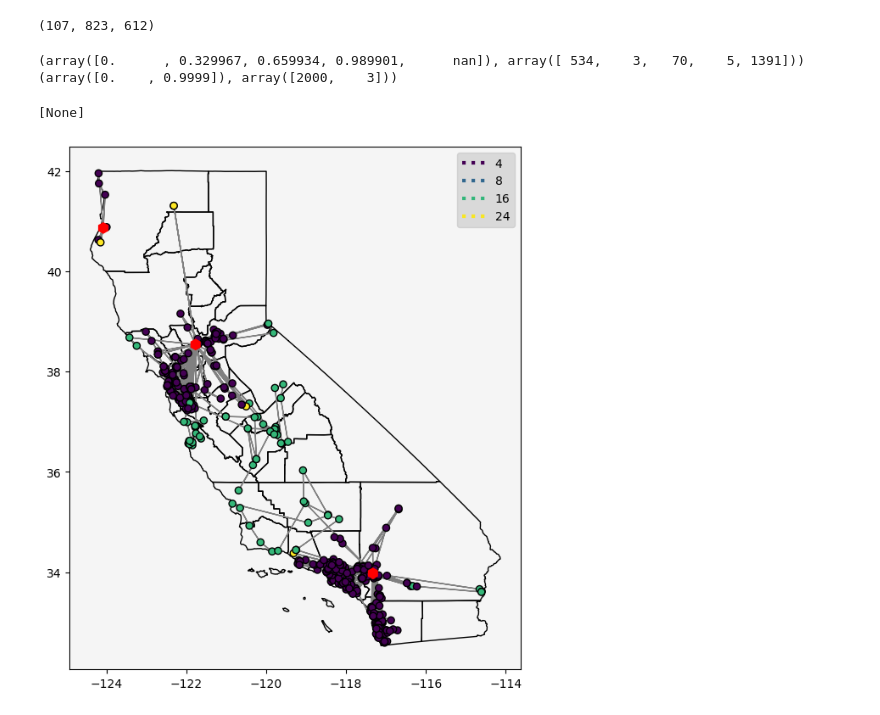
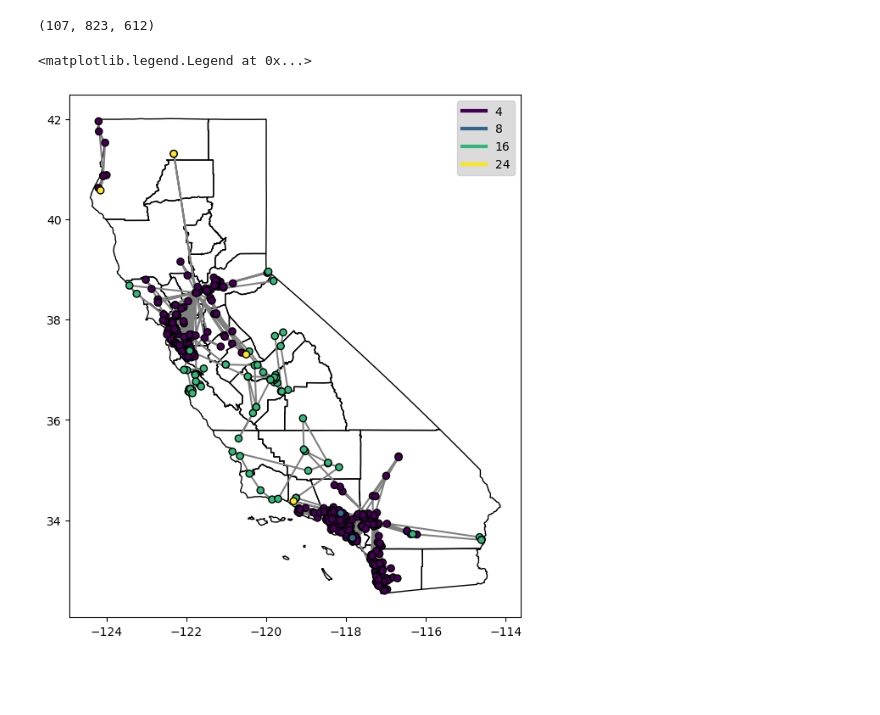
Before and after one commit to airabino/electric_vrp, a Jupyter notebook: Dev_Stochastic.ipynb, the cells around one changed output. Drawn from its saved outputs; the diff is of its cells as text; code cells hidden in the pictures; blank space fills up the shorter version.

```diff
--- a/Dev_Stochastic.ipynb
+++ b/Dev_Stochastic.ipynb
@@ -122,6 +126,7 @@ for vehicle_name, vehicle in parameters['vehicles'].items():
  [---------->] (1/1) 100.00%, 254200.24 it/s, 0.00 s elapsed, 0.00 s remaining
 # %%
 nodes_visited = np.concatenate([r['nodes'] for r in final_routes])
+plot_sg = src.graph.subgraph(graph, nodes_visited)
 len(final_routes), len(nodes_visited), len(np.unique(nodes_visited))
 # %% [output]
 (107, 823, 612)
@@ -135,67 +140,52 @@ routes = np.random.choice(final_routes, len(final_routes), replace = False)
 node_to_idx, idx_to_node = src.router.assignments(list(graph.nodes))
 
 raw_routes = [[node_to_idx[n] for n in r['nodes']] for r in routes]
-
-for node, info in graph._node.items():
-
-    graph._node[node]['route_depot'] = np.nan
 
 for route in routes:
     # print(route['vehicle'])
     if ' 4 ' in route['vehicle']:
         vn = .0
 
     elif '8' in route['vehicle']:
         vn = .33
 
     elif '16' in route['vehicle']:
         vn = .66
 
     elif '24' in route['vehicle']:
         vn = .99
 
     # print(route['vehicle'], vn)
     for n in route['nodes']:
-        graph._node[n]['route_depot'] = vn
+        graph._node[n]['route_vehicle'] = vn
 
-arrow_kwargs = {
-    'color': 'gray',
-    'zorder': 0,
-}
-
-depot_kwargs = {
-    'marker': 'h',
-    's': 100,
-}
-
-destination_kwargs = {
-    's': 35,
-    'ec': 'k',
+kwargs = {
+    'show_links': False,
+    'node_field': 'route_vehicle',
+    'scatter': {
+        's': 35,
+        'ec': 'k',
+    },
+    'line': {
+        'color': 'gray',
+        'zorder': 0,
+    },
 }
 
 fig, ax = plt.subplots(figsize = (8, 8))
 
 gdf_zones_california.plot(ax = ax, fc = 'none', ec = 'k', zorder = 0)
 
-# src.figures.PlotGraph(graph,ax=ax,field='route_depot',
-# 					  scatter_kwargs=destination_kwargs)
 
-src.figures.PlotRoutes(graph, raw_routes, ax = ax,
-                       arrow_kwargs = arrow_kwargs,
-                       depot_kwargs = depot_kwargs,
-                       destination_kwargs = destination_kwargs,
-                      )
+src.figures.plot_graph(plot_sg, ax = ax, **kwargs)
+src.figures.plot_routes(plot_sg, routes, ax = ax, **kwargs)
 
 from matplotlib.lines import Line2D
 
 colors = src.figures.ReturnColorMap('viridis')(np.array([0, .33, .66, .99]))
-lines = [Line2D([0], [0], color=c, linewidth=3, linestyle='dotted') for c in colors]
+lines = [Line2D([0], [0], color=c, linewidth=3, linestyle='-') for c in colors]
 labels = ['4', '8', '16', '24']
 ax.legend(lines, labels, facecolor = 'lightgray', markerscale = 40)
-
-ax.set(**{'facecolor': 'whitesmoke'})
 # %% [output]
-(array([0.      , 0.329967, 0.659934, 0.989901,      nan]), array([ 534,    3,   70,    5, 1391]))
-(array([0.    , 0.9999]), array([2000,    3]))
+<matplotlib.legend.Legend at 0x...>
-[None]
-[figure, old version]
+[figure, new version]
```
Also changed, not shown: parts of 4 cells of this notebook, 19 other files.
